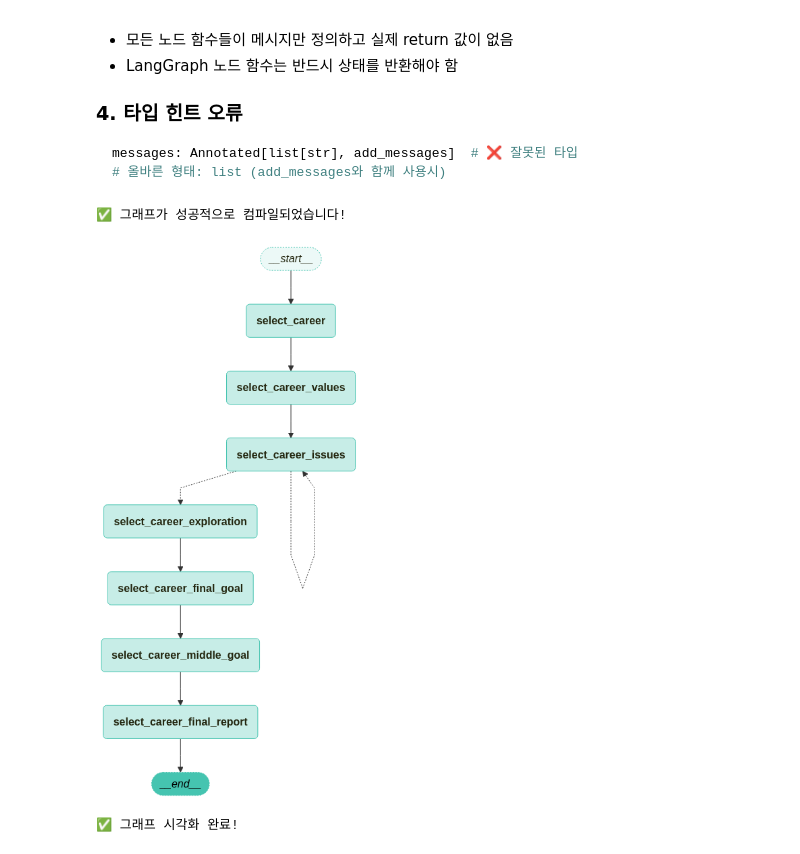
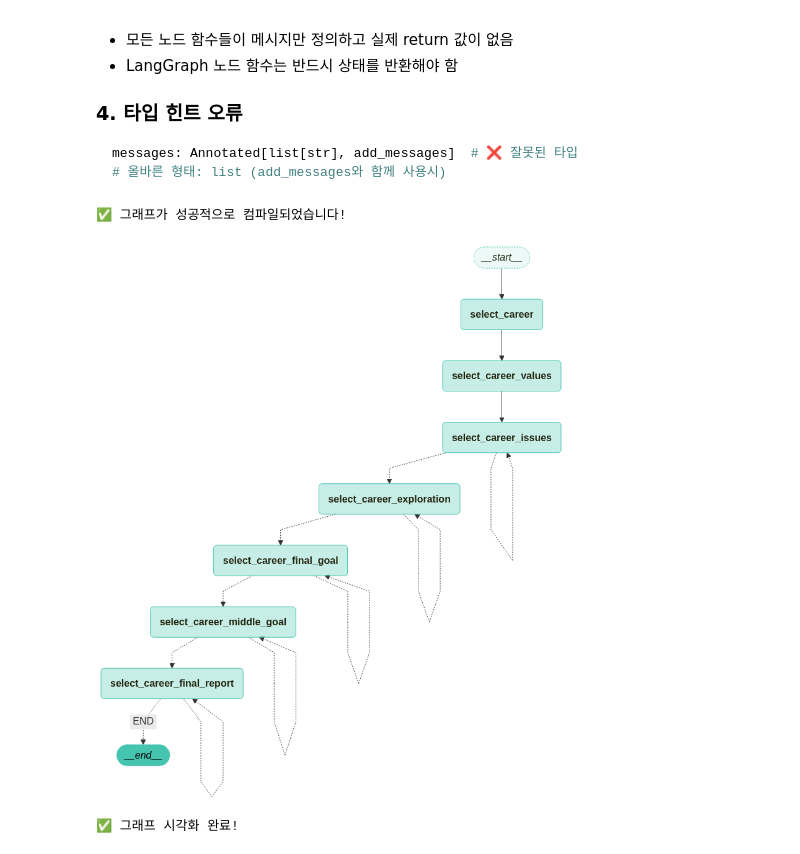
Before and after one commit to uttank/langchain-kr, a Jupyter notebook: practice/pseudo.ipynb, the cells around one changed output. Cells and saved outputs as stored; diff of their text form; code cells hidden in the pictures.

Commit message:
Implement code changes to enhance functionality and improve performance conditional_edge 추가.

```diff
--- a/practice/pseudo.ipynb
+++ b/practice/pseudo.ipynb
@@ -440,46 +520,86 @@ graph_builder = StateGraph(CareerState)
 graph_builder.add_node("select_career", select_career)
 graph_builder.add_node("select_career_values", select_career_values)  # ✅ 복수형으로 통일
 graph_builder.add_node("select_career_issues", select_career_issues)
 graph_builder.add_node("select_career_exploration", select_career_exploration)
 graph_builder.add_node("select_career_final_goal", select_career_final_goal)
 graph_builder.add_node("select_career_middle_goal", select_career_middle_goal)  # ✅ 오타 수정
 graph_builder.add_node("select_career_final_report", select_career_final_report)
 
-graph_builder.add_conditional_edges(
-    source="select_career_issues",  # ✅ 노드 이름 일치
-    path=route_tools,
-    # route_tools 의 반환값이 "tools" 인 경우 "tools" 노드로, 그렇지 않으면 END 노드로 라우팅
-    path_map={"select_career_issues": "select_career_issues", "select_career_exploration": "select_career_exploration"},
-)
 ###### STEP 4. 그래프 엣지(Edge) 추가 - 수정됨 ######
 # 시작 노드에서 직업 선택 노드로의 엣지 추가
 graph_builder.add_edge(START, "select_career")  # ✅ 오타 수정
 
-# 순차적 연결 - 모든 노드 이름 일치시킴
+# 순차적 연결 - 조건부 엣지로 변경
 graph_builder.add_edge("select_career", "select_career_values")  # ✅ 수정
 graph_builder.add_edge("select_career_values", "select_career_issues")  # ✅ 일치
-#graph_builder.add_edge("select_career_issues", "select_career_exploration")  # ✅ 일치
-graph_builder.add_edge("select_career_exploration", "select_career_final_goal")  # ✅ 일치
-graph_builder.add_edge("select_career_final_goal", "select_career_middle_goal")  # ✅ 수정
-graph_builder.add_edge("select_career_middle_goal", "select_career_final_report")  # ✅ 수정
-graph_builder.add_edge("select_career_final_report", END)  # ✅ 일치
+
+# 조건부 엣지들 추가
+# 3단계: 직업 이슈 → 라우팅 (재실행 또는 다음 단계)
+graph_builder.add_conditional_edges(
+    source="select_career_issues",
+    path=route_career_issues,
+    path_map={
+        "select_career_issues": "select_career_issues",  # 재실행
+        "select_career_exploration": "select_career_exploration"  # 다음 단계
+    }
+)
+
+# 4단계: 직업 탐구 주제 → 라우팅 (재실행 또는 다음 단계)
+graph_builder.add_conditional_edges(
+    source="select_career_exploration",
+    path=route_career_exploration,
+    path_map={
+        "select_career_exploration": "select_career_exploration",  # 재실행
+        "select_career_final_goal": "select_career_final_goal"  # 다음 단계
+    }
+)
+
+# 5단계: 최종 목표 → 라우팅 (재실행 또는 다음 단계)
+graph_builder.add_conditional_edges(
+    source="select_career_final_goal",
+    path=route_career_final_goal,
+    path_map={
+        "select_career_final_goal": "select_career_final_goal",  # 재실행
+        "select_career_middle_goal": "select_career_middle_goal"  # 다음 단계
+    }
+)
+
+# 6단계: 중간 목표 → 라우팅 (재실행 또는 다음 단계)
+graph_builder.add_conditional_edges(
+    source="select_career_middle_goal",
+    path=route_career_middle_goal,
+    path_map={
+        "select_career_middle_goal": "select_career_middle_goal",  # 재실행
+        "select_career_final_report": "select_career_final_report"  # 다음 단계
+    }
+)
+
+# 7단계: 최종 보고서 → 라우팅 (재실행 또는 종료)
+graph_builder.add_conditional_edges(
+    source="select_career_final_report",
+    path=route_career_final_report,
+    path_map={
+        "select_career_final_report": "select_career_final_report",  # 재실행
+        "END": END  # 종료
+    }
+)
 
 ###### STEP 5. 그래프 컴파일(compile) ######
 # 그래프 컴파일
 graph = graph_builder.compile()
 print("✅ 그래프가 성공적으로 컴파일되었습니다!")
 
 ###### STEP 6. 그래프 시각화 ######
 # 그래프 시각화
 try:
     visualize_graph(graph)
     print("✅ 그래프 시각화 완료!")
 except Exception as e:
     print(f"⚠️ 시각화 오류: {e}")
     print("하지만 그래프는 정상적으로 작동합니다.")
 # %% [output]
 ✅ 그래프가 성공적으로 컴파일되었습니다!
-[figure, old version]
+[figure, new version]
 ✅ 그래프 시각화 완료!
 # %%
 ###### STEP 7. 그래프 실행 테스트 ######
```
Also changed, not shown: parts of 4 cells of this notebook.
